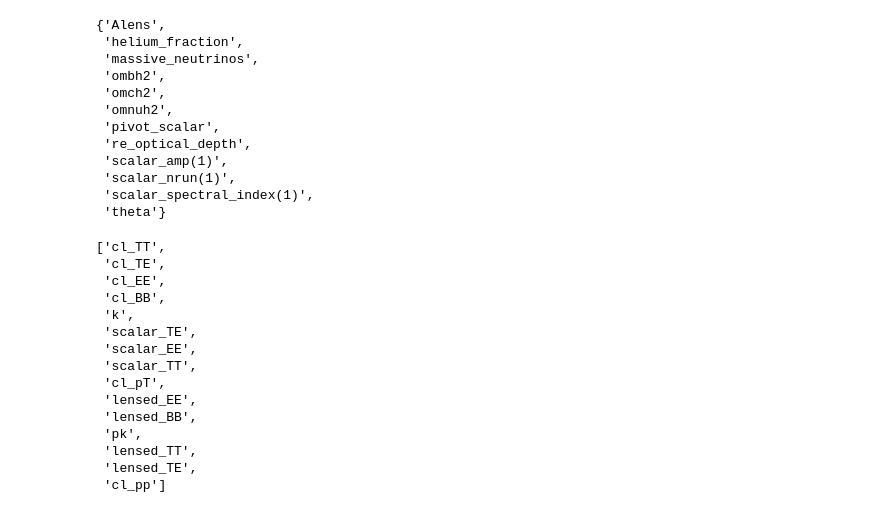
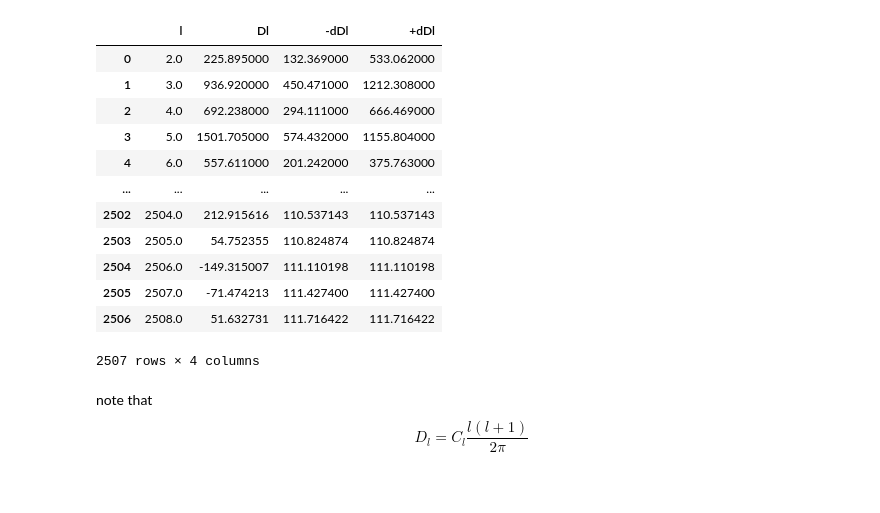
Before and after one commit to wppqywq/PHYS321_final_CMB_Map, a Jupyter notebook: CMB_estimator.ipynb, the cells around one changed output. Cells and saved outputs as stored; diff of their text form; code cells hidden in the pictures.

```diff
--- a/CMB_estimator.ipynb
+++ b/CMB_estimator.ipynb
@@ -7,33 +0,0 @@ pico = pypico.load_pico("/Users/yy/git/my_PHYS321_final/data/pico4_tailmonty_v35
-# %%
-pico.inputs()
-# %% [output]
-{'Alens',
- 'helium_fraction',
- 'massive_neutrinos',
- 'ombh2',
- 'omch2',
- 'omnuh2',
- 'pivot_scalar',
- 're_optical_depth',
- 'scalar_amp(1)',
- 'scalar_nrun(1)',
- 'scalar_spectral_index(1)',
- 'theta'}
-# %%
-pico.outputs()
-# %% [output]
-['cl_TT',
- 'cl_TE',
- 'cl_EE',
- 'cl_BB',
- 'k',
- 'scalar_TE',
- 'scalar_EE',
- 'scalar_TT',
- 'cl_pT',
- 'lensed_EE',
- 'lensed_BB',
- 'pk',
- 'lensed_TT',
- 'lensed_TE',
- 'cl_pp']
@@ -39,0 +9,8 @@ pico.outputs()
+# %%
+# Note i didn't upload the data file to github as it's too large
+# comment my path and change to your own path to see data
+
+# pico data on pypico's github
+pico = pypico.load_pico("../data/jcset_py3.dat")
+# FROM: http://pla.esac.esa.int/pla/aio/product-action?COSMOLOGY.FILE_ID=COM_PowerSpect_CMB-TT-full_R3.01.txt
+df = pd.read_table('../data/COM_PowerSpect_CMB-TT-full_R3.01.txt', skiprows=1, names=['l', 'Dl', '-dDl', '+dDl'], delimiter='  ')
@@ -39,0 +27,21 @@ pico.outputs()
+# %%
+df
+# %% [output]
+|  | l | Dl | -dDl | +dDl |
+| 0 | 2.0 | 225.895000 | 132.369000 | 533.062000 |
+| 1 | 3.0 | 936.920000 | 450.471000 | 1212.308000 |
+| 2 | 4.0 | 692.238000 | 294.111000 | 666.469000 |
+| 3 | 5.0 | 1501.705000 | 574.432000 | 1155.804000 |
+| 4 | 6.0 | 557.611000 | 201.242000 | 375.763000 |
+| ... | ... | ... | ... | ... |
+| 2502 | 2504.0 | 212.915616 | 110.537143 | 110.537143 |
+| 2503 | 2505.0 | 54.752355 | 110.824874 | 110.824874 |
+| 2504 | 2506.0 | -149.315007 | 111.110198 | 111.110198 |
+| 2505 | 2507.0 | -71.474213 | 111.427400 | 111.427400 |
+| 2506 | 2508.0 | 51.632731 | 111.716422 | 111.716422 |
+2507 rows × 4 columns
+# %% [markdown]
+note that
+\begin{equation}
+D_l = C_{l}\frac{l(l + 1)}{2\pi}
+\end{equation}
```
Also changed, not shown: parts of 12 cells of this notebook.
